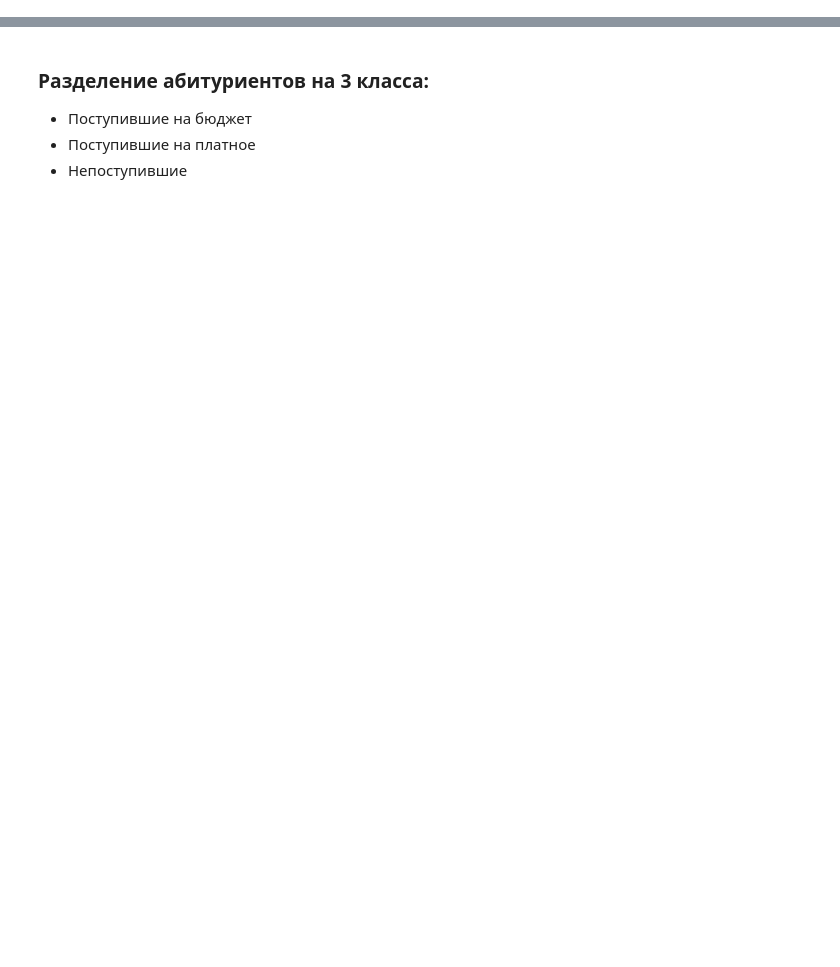
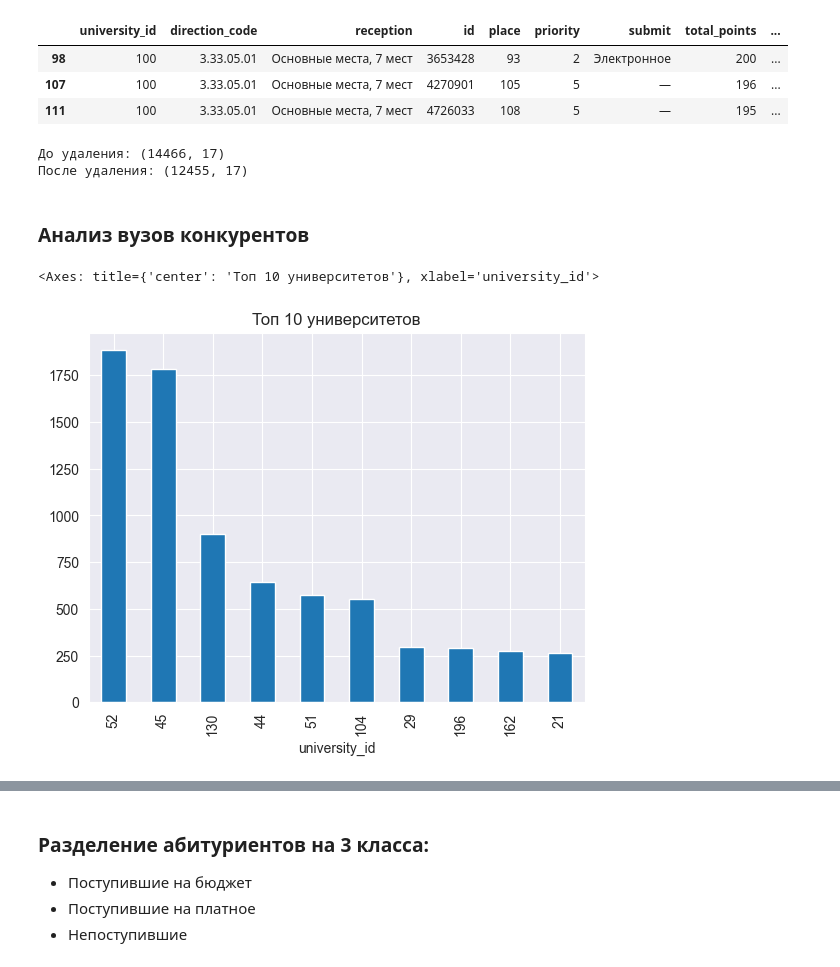
Before and after one commit to Andr171p/admission-analytics, a Jupyter notebook: not_admitted_applicants_analysis.ipynb, the cells around one changed output, grey strips where cells are left out. Cells and saved outputs as stored; diff of their text form; code cells hidden in the pictures; blank space fills up the shorter version.

```diff
--- a/not_admitted_applicants_analysis.ipynb
+++ b/not_admitted_applicants_analysis.ipynb
@@ -27,0 +227,35 @@ applicants_df = applicants_df.drop_duplicates(
+# %%
+# Добавление метки принадлежности к кластеру
+
+df["points_cluster"] = final_kmeans.labels_
+
+df.head(3)
+# %% [output]
+|  | university_id | direction_code | reception | id | place | priority | submit | total_points | ... |
+| 98 | 100 | 3.33.05.01 | Основные места, 7 мест | 3653428 | 93 | 2 | Электронное | 200 | ... |
+| 107 | 100 | 3.33.05.01 | Основные места, 7 мест | 4270901 | 105 | 5 | — | 196 | ... |
+| 111 | 100 | 3.33.05.01 | Основные места, 7 мест | 4726033 | 108 | 5 | — | 195 | ... |
+# %%
+# Удаление абитуриентов, которые поступили в ТИУ
+
+print(f"До удаления: {df.shape}")
+df = df[df["university_id"] != TYUIU_UNIVERSITY_ID]
+print(f"После удаления: {df.shape}")
+# %% [output]
+До удаления: (14466, 17)
+После удаления: (12455, 17)
+# %% [markdown]
+### Анализ вузов конкурентов
+# %%
+# Топ 10 популярных университетов
+
+TOP_N = 10
+
+(
+    df["university_id"]
+    .value_counts().head(TOP_N).
+    plot(kind="bar", title="Топ 10 университетов")
+)
+# %% [output]
+<Axes: title={'center': 'Топ 10 университетов'}, xlabel='university_id'>
+[figure, added]
```
Also changed, not shown: parts of 34 cells of this notebook.
